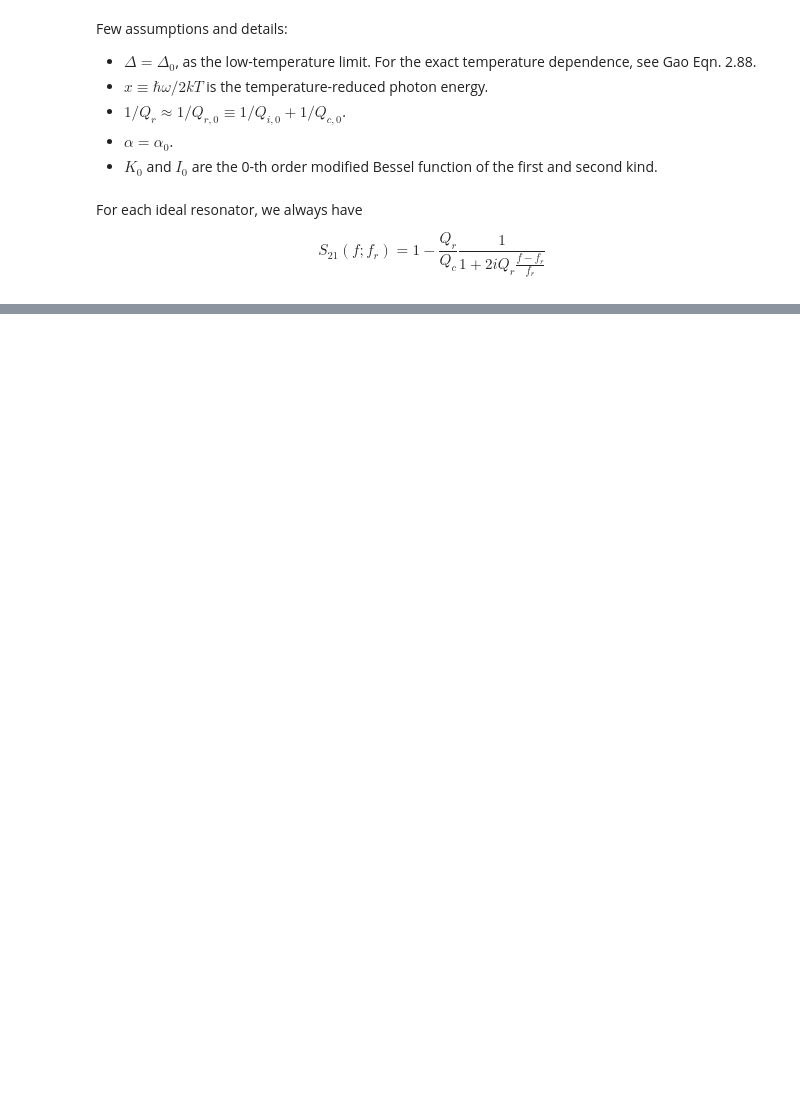
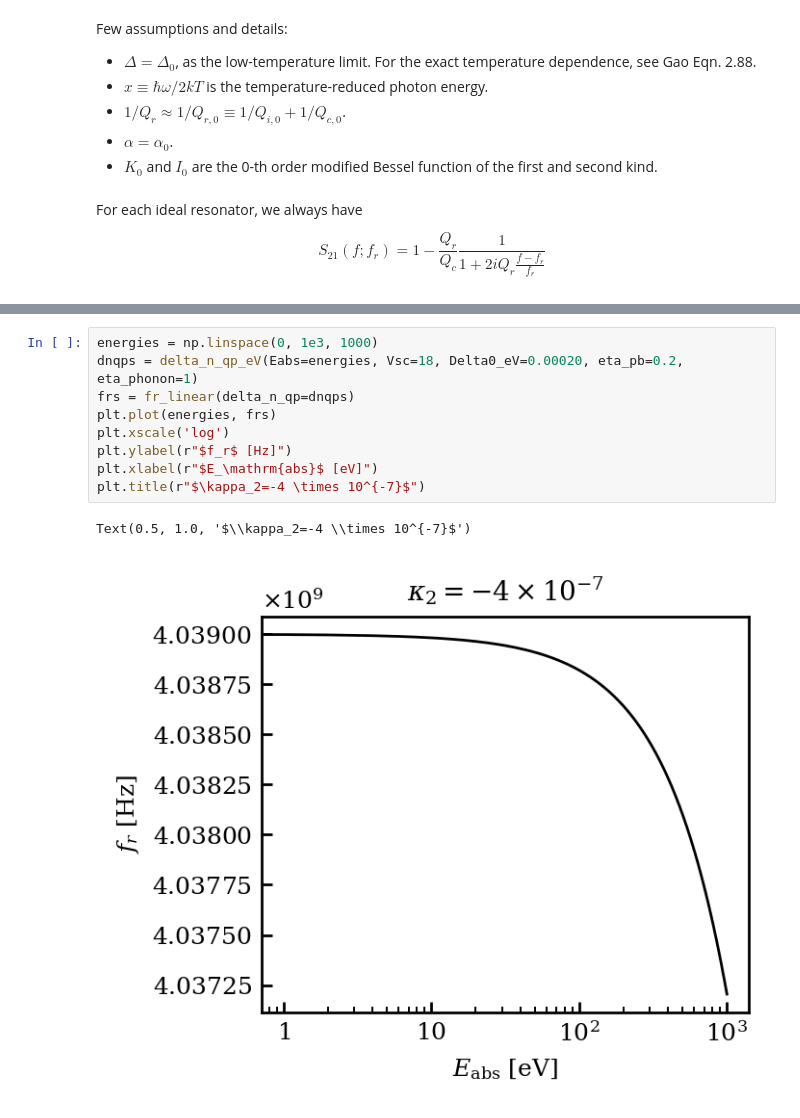
Before and after one commit to FaroutYLq/axioph, a Jupyter notebook: KID/cr_in_kid.ipynb, the cells around one changed output, grey strips where cells are left out. Cells and saved outputs as stored; diff of their text form; blank space fills up the shorter version.

```diff
--- a/KID/cr_in_kid.ipynb
+++ b/KID/cr_in_kid.ipynb
@@ -304,0 +671,12 @@ def sigma_0_eV(Delta_eV, f_Hz, sigma_n):
+# %%
+energies = np.linspace(0, 1e3, 1000)
+dnqps = delta_n_qp_eV(Eabs=energies, Vsc=18, Delta0_eV=0.00020, eta_pb=0.2, eta_phonon=1)
+frs = fr_linear(delta_n_qp=dnqps)
+plt.plot(energies, frs)
+plt.xscale('log')
+plt.ylabel(r"$f_r$ [Hz]")
+plt.xlabel(r"$E_\mathrm{abs}$ [eV]")
+plt.title(r"$\kappa_2=-4 \times 10^{-7}$")
+# %% [output]
+Text(0.5, 1.0, '$\\kappa_2=-4 \\times 10^{-7}$')
+[figure, added]
```
Also changed, not shown: parts of 33 cells of this notebook.
